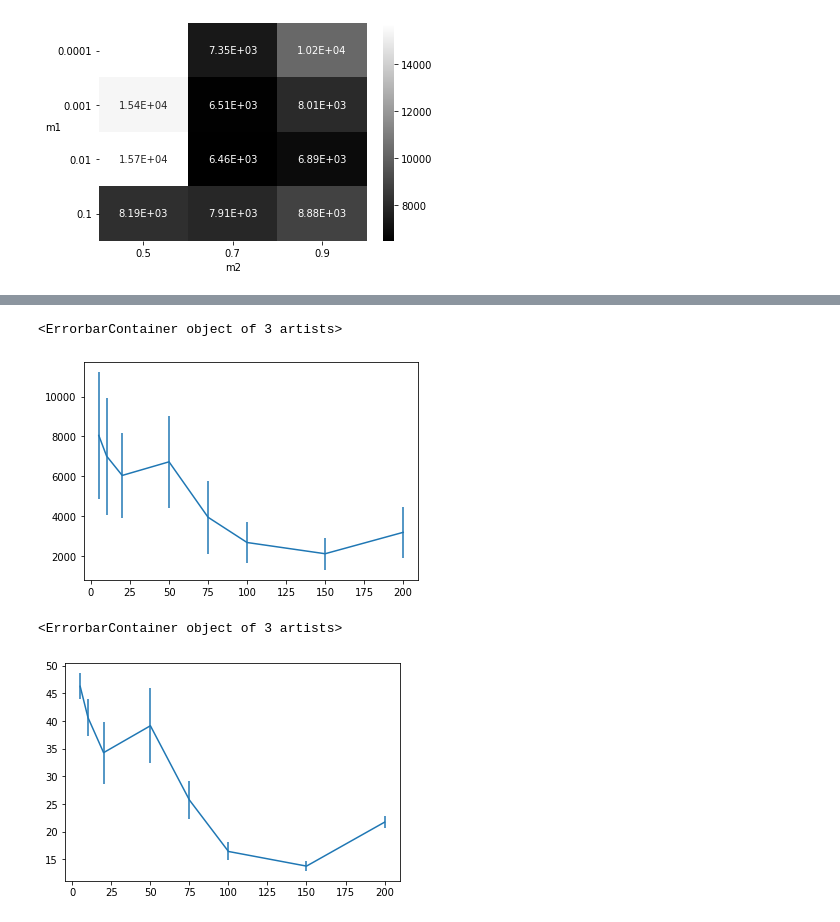
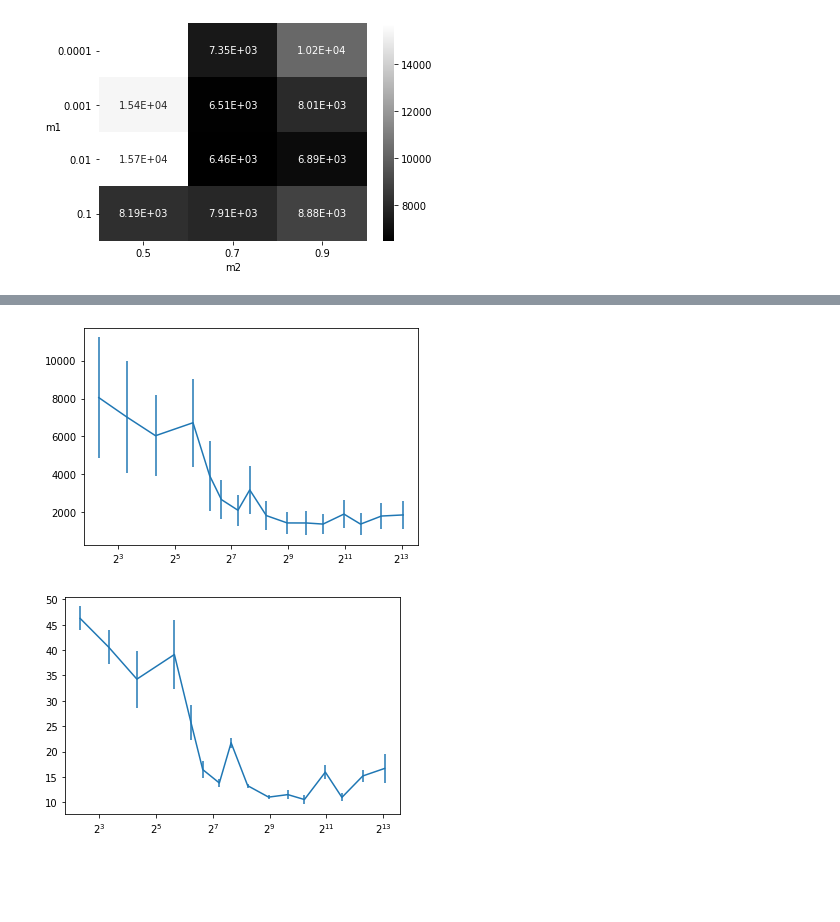
Before and after one commit to michelebersani/ComputationalMathematics, a Jupyter notebook: experiment.ipynb, the cells around one changed output, grey strips where cells are left out. Saved outputs shown, nothing was run; the diff lists cells and outputs as text; code cells hidden in the pictures; blank space fills up the shorter version.

Commit message:
added new values for LBFGS memory tuning

```diff
--- a/experiment.ipynb
+++ b/experiment.ipynb
@@ -140,4 +139,5 @@ Testing M: 150, m1: 0.01, m2: 0.7        Finished
 # %%
+experiments_csv = path_exps / Path("LBFGS_memory_search.csv")
 df = pd.read_csv(experiments_csv)
 # set failures as nulls
 df.loc[df['n_failures'] > 0,'f_evals_m'] = np.nan
@@ -155,12 +163,11 @@ df.sort_values(by='f_evals_m')
 # %%
 df = df.sort_values(by='M')
 plt.errorbar(x=df['M'],y=df['f_evals_m'],yerr=df['f_evals_std'])
+plt.xscale('log',base=2)
 # %% [output]
-<ErrorbarContainer object of 3 artists>
-[figure, old version]
+[figure, new version]
 # %%
-
 plt.errorbar(x=df['M'],y=df['seconds_m'],yerr=df['seconds_std'])
+plt.xscale('log',base=2)
 # %% [output]
-<ErrorbarContainer object of 3 artists>
-[figure, old version]
+[figure, new version]
```
Also changed, not shown: parts of 2 cells of this notebook, 1 other file.
